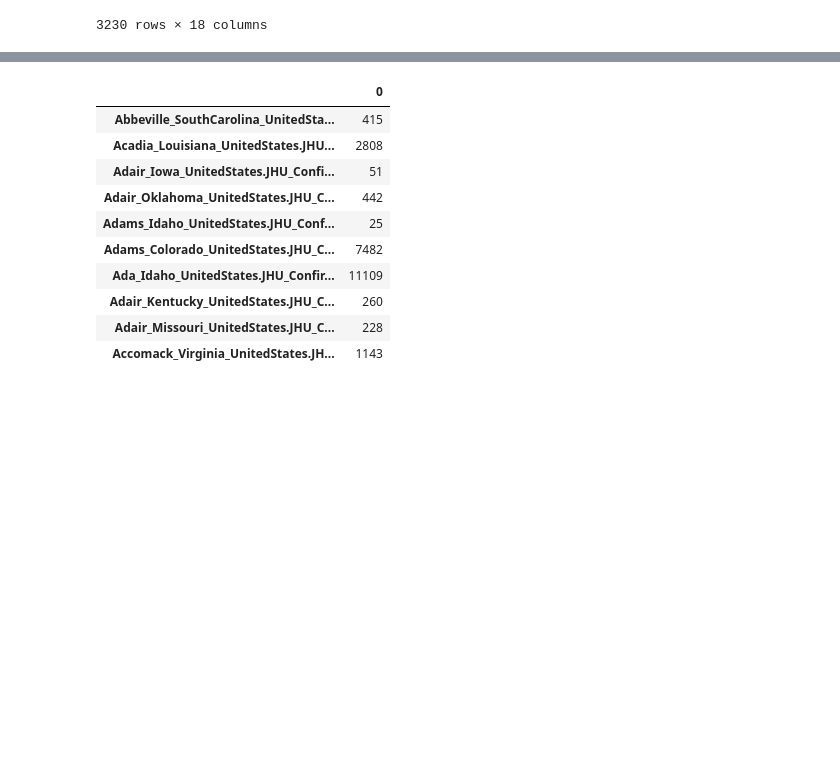
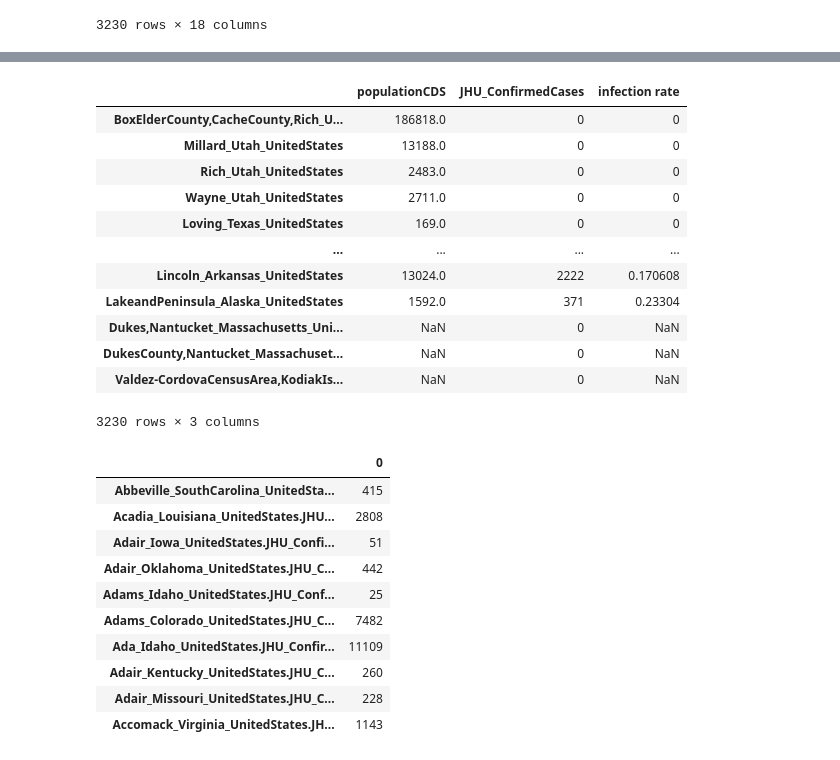
Before and after one commit to CannyLab/c3ai-covidchallenge, a Jupyter notebook: C3AIPlayground.ipynb, the cells around one changed output, grey strips where cells are left out. Saved outputs shown, nothing was run; the diff lists cells and outputs as text; code cells hidden in the pictures; blank space fills up the shorter version.

Commit message:
combined population and cased

```diff
--- a/C3AIPlayground.ipynb
+++ b/C3AIPlayground.ipynb
@@ -143,0 +134,12 @@ not_to_use_indices = [element for element in county_data.index if "ConfirmedCase
+# %%
+import math
+counties_data = pd.DataFrame()
+for i in range(math.ceil(len(countyList) / 10)):
+    county_data = metr.fetch(countyList[i * 10 :min(len(countyList), i * 10 + 10)], ["JHU_ConfirmedCases"])
+    for column in list(county_data.columns):
+        if column.endswith("JHU_ConfirmedCases.data"):
+            county_data = county_data.rename(columns={column: column.replace(".JHU_ConfirmedCases.data", "")})
+        else:
+            del(county_data[column])
+    counties_data = pd.concat([counties_data, county_data], axis = 1)
+counties_data = counties_data.T
@@ -143,0 +150,16 @@ not_to_use_indices = [element for element in county_data.index if "ConfirmedCase
+# %%
+counties = c3aidatalake.fetch(
+    "outbreaklocation",
+    {
+        "spec" : {
+            "filter" : "contains(id, 'UnitedStates') && locationType == 'county'"
+        }
+    },
+    get_all = True
+)
+counties = counties.set_index("id")
+counties_data.columns = ["JHU_ConfirmedCases"]
+for column in list(counties.columns):
+    if column != "populationCDS":
+        del(counties[column])
+counties
@@ -144,3 +181,24 @@ not_to_use_indices = [element for element in county_data.index if "ConfirmedCase
+# %%
+counties_data_combined = pd.concat([counties, counties_data], axis = 1)
+rates = counties_data_combined["JHU_ConfirmedCases"]/ counties_data_combined["populationCDS"]
+counties_data_combined = pd.concat([counties_data_combined, rates], axis = 1)
+counties_data_combined.columns = ["populationCDS", "JHU_ConfirmedCases", "infection rate"]
+counties_sorted = counties_data_combined.sort_values(by=['infection rate'])
+counties_sorted
+# %% [output]
+|  | populationCDS | JHU_ConfirmedCases | infection rate |
+| BoxElderCounty,CacheCounty,Rich_U... | 186818.0 | 0 | 0 |
+| Millard_Utah_UnitedStates | 13188.0 | 0 | 0 |
+| Rich_Utah_UnitedStates | 2483.0 | 0 | 0 |
+| Wayne_Utah_UnitedStates | 2711.0 | 0 | 0 |
+| Loving_Texas_UnitedStates | 169.0 | 0 | 0 |
+| ... | ... | ... | ... |
+| Lincoln_Arkansas_UnitedStates | 13024.0 | 2222 | 0.170608 |
+| LakeandPeninsula_Alaska_UnitedStates | 1592.0 | 371 | 0.23304 |
+| Dukes,Nantucket_Massachusetts_Uni... | NaN | 0 | NaN |
+| DukesCounty,Nantucket_Massachuset... | NaN | 0 | NaN |
+| Valdez-CordovaCensusArea,KodiakIs... | NaN | 0 | NaN |
+3230 rows × 3 columns
 # %%
 parsed_data_values = county_data.drop(not_to_use_indices)
 parsed_data_values
```
Also changed, not shown: parts of 10 cells of this notebook, 2 other files.
